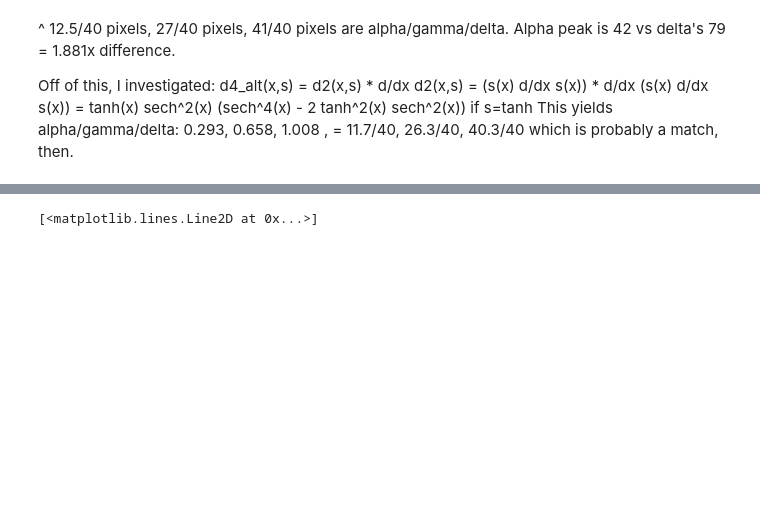
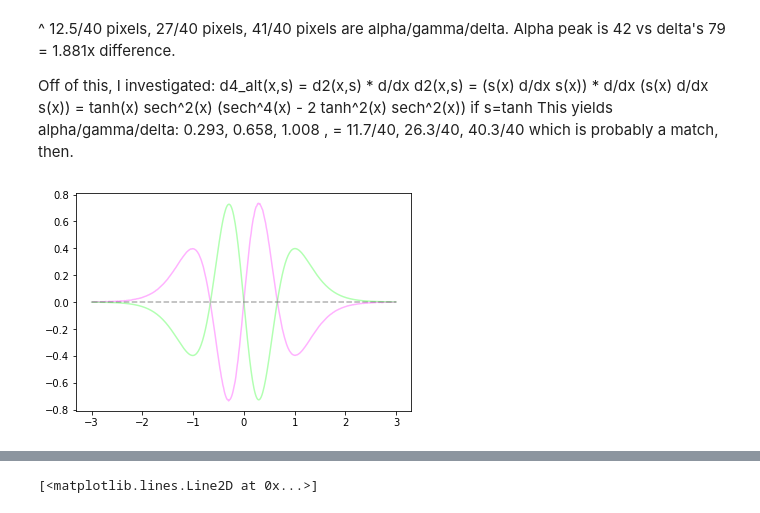
Before and after one commit to taoketao/activation-zones, a Jupyter notebook: noise-follows-D4-experiments/tf/noise-follows-D4-notebook.ipynb, the cells around one changed output, grey strips where cells are left out. Cells and saved outputs as stored; diff of their text form; code cells hidden in the pictures; blank space fills up the shorter version.

```diff
--- a/noise-follows-D4-experiments/tf/noise-follows-D4-notebook.ipynb
+++ b/noise-follows-D4-experiments/tf/noise-follows-D4-notebook.ipynb
@@ -39,6 +40,7 @@ def d2_tanh(x,y=0): return -(y-tanh(x))*(1-tanh(x)**2)
 def sech(x): return 2/(np.exp(x)+np.exp(-x))
 def d4_tanh__(x,y=0): return -2*sech(x)**2*tanh(x) - 6*sech(x)**4*tanh(x) + 6*sech(x)**2*tanh(x)**3
 def d4_tanh(x,y=0): return -2*sech(x)**4 *(y- 3*tanh(x)) + 2*sech(x)**2*tanh(x)*(1+2*y*tanh(x)-3*tanh(x)**2)
+def d4_tanh_new(x): return sech(x)**2 *tanh(x) *(sech(x)**4 - 2 *sech(x)**2 *tanh(x)**2) # wolfram alpha
 # %% [markdown]
 Experiment varieties:
 - test effects of data-based
@@ -134,6 +136,7 @@ def query_manual_model_wrapper(n_epochs=1, batchsize=len(Y_data)):
     changes_retriever = LambdaCallback(
             on_epoch_end  =lambda batch, logs: changes_inbox.append( model.layers[0].get_weights()[0]))
 
+    iter_count=0
     for trial_counter in range(N_trials):
         Set_weights(model.layers[0], Weights[0:1])
         for weight_counter in range(Weights.shape[0]):
@@ -148,9 +151,15 @@ def query_manual_model_wrapper(n_epochs=1, batchsize=len(Y_data)):
             )
             change = changes_inbox[-1]-weights_inbox[-1]
             weights_to_changes.append( (trial_counter, weights_inbox[-1][0][0], change[0][0]) )
-            if weight_counter % min(25,int(Weights.shape[0]/10)) == 0:
-                print('trial '+str(trial_counter+1)+'/'+str(N_trials)+', iter '+
+
+            epoch_str = ' with '+str(n_epochs)+' epochs' if n_epochs>1 else ''
+
+            if (Weights.shape[0]*N_trials>100 and iter_count%100==0) \
+                or (Weights.shape[0]*N_trials<=100 and weight_counter % min(25,int(Weights.shape[0]/10)) == 0):
+                print('trial '+str(trial_counter+1)+'/'+str(N_trials)+epoch_str+', iter '+
                               str(weight_counter)+' of '+str(Weights.shape[0]))
+            iter_count += 1
+#             if weight_counter % min(25,int(Weights.shape[0]/10)) == 0:
     print('done')
     return weights_to_changes
 
@@ -784,3 +793,22 @@ d4_alt(x,s) = d2(x,s) * d/dx d2(x,s)
             = (s(x) d/dx s(x)) * d/dx (s(x) d/dx s(x))
             = tanh(x) sech^2(x) (sech^4(x) - 2 tanh^2(x) sech^2(x)) if s=tanh
 This yields alpha/gamma/delta: 0.293, 0.658, 1.008 , = 11.7/40, 26.3/40, 40.3/40 which is probably a match, then.
+# %%
+Y_data = [-.001,.001]
+X_data = [ np.ones((1,)) for v in Y_data ]     # x_counter
+Weights, bounds = weights_range(-3,3,70)
+N_trials = 1
+normz=True
+#wtc=query_manual_model_wrapper(n_epochs=1, batchsize=1)
+
+
+for trial_counter in range(N_trials):
+    plt.plot(bounds,[0,0], '--', color=[0,0,0,0.3])
+    plt.plot([w[1] for w in wtc if w[0]==trial_counter],
+                 [(w[2] -(d2_tanh(w[1])/-25 if normz else 0))*1e4 for w in wtc if w[0]==trial_counter],
+                 color=[1, 0, 1, 0.3])
+    plt.plot([w[1] for w in wtc if w[0]==trial_counter],
+                 [-d4_tanh_new(w[1])*4 for w in wtc if w[0]==trial_counter],
+                 color=[0, 1, 0, 0.3])
+# %% [output]
+[figure, added]
```
Also changed, not shown: parts of 12 cells of this notebook, 3 other files.
